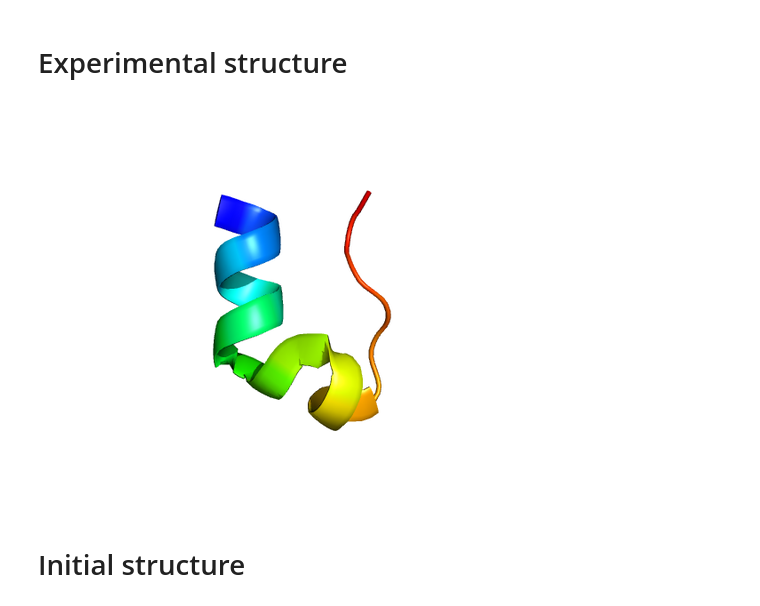
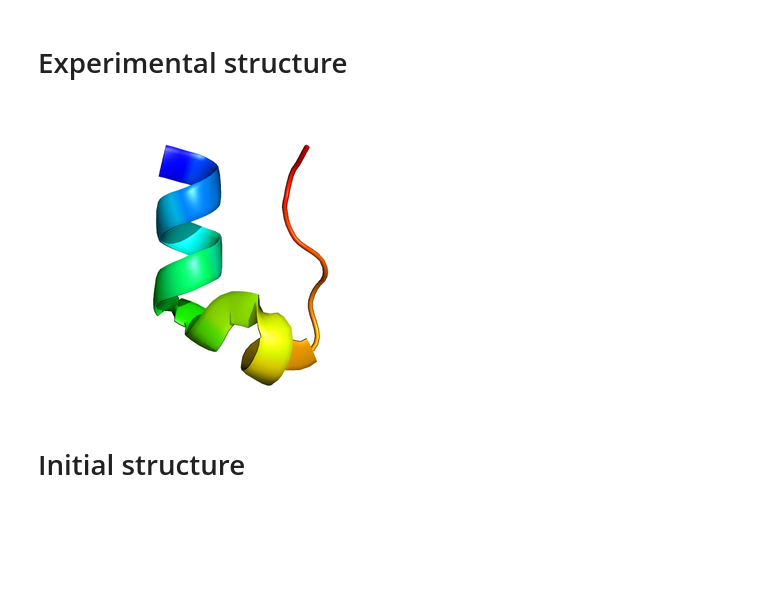
Before and after one commit to mchelem/trp-cage-md-simulation, a Jupyter notebook: Trp-Cage Peptide Molecular Dynamics - Temperature and Energies.ipynb, the cells around one changed output. Saved outputs shown, nothing was run; the diff lists cells and outputs as text; code cells hidden in the pictures; blank space fills up the shorter version.

```diff
--- a/Trp-Cage Peptide Molecular Dynamics - Temperature and Energies.ipynb
+++ b/Trp-Cage Peptide Molecular Dynamics - Temperature and Energies.ipynb
@@ -30,9 +30,9 @@ pymol.SetDisplayStyle('1L2Y', 'cartoon')
 # %%
 pymol.server.do('spectrum resi')
 pymol.server.do('ray')
-pymol.GetPNG(h=400)
+pymol.GetPNG(h=300)
 # %% [output]
-[figure, old version]
+[figure, new version]
 # %% [markdown]
 # Initial structure
 # %%
```
Also changed, not shown: parts of 12 cells of this notebook, 1 other file.
